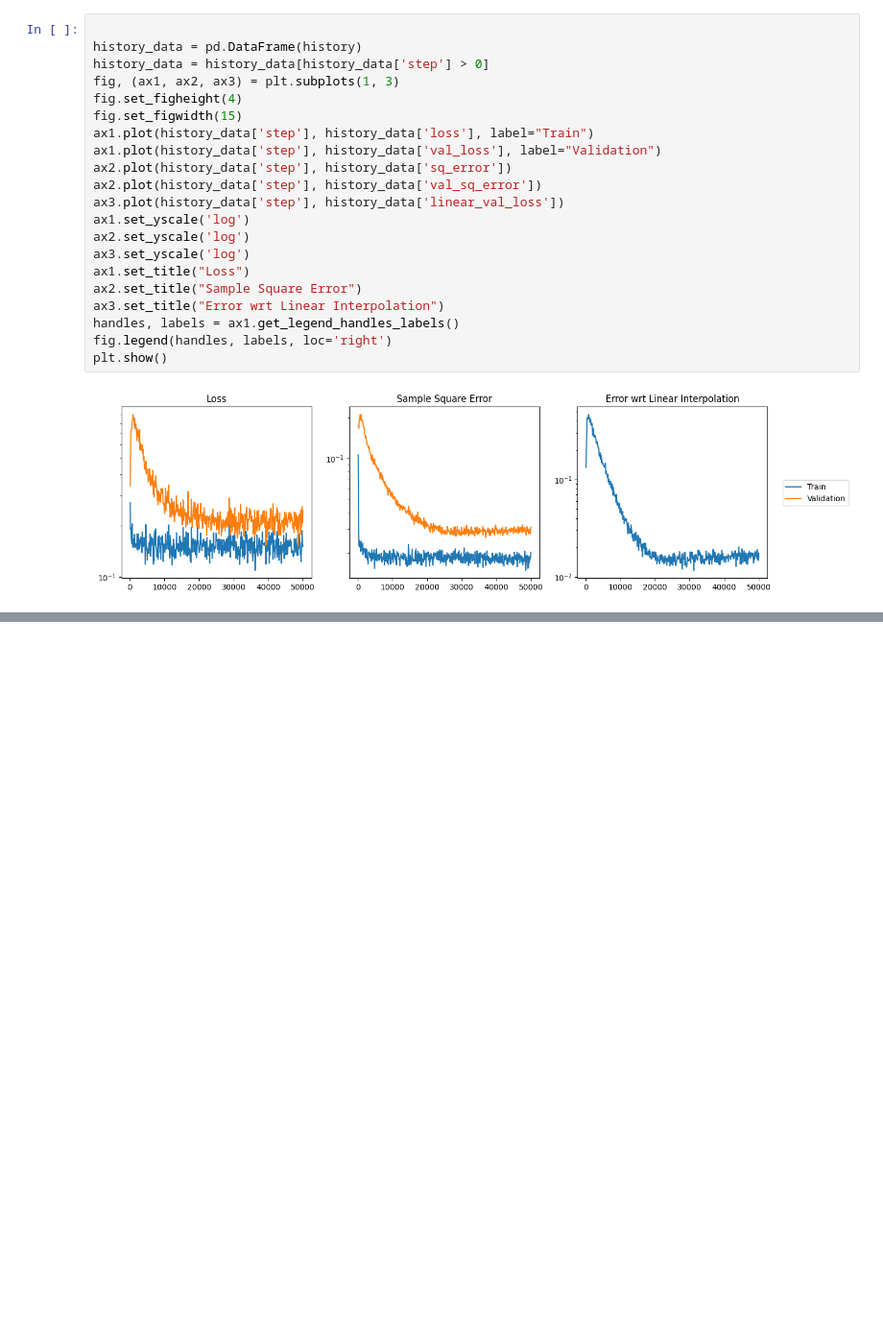
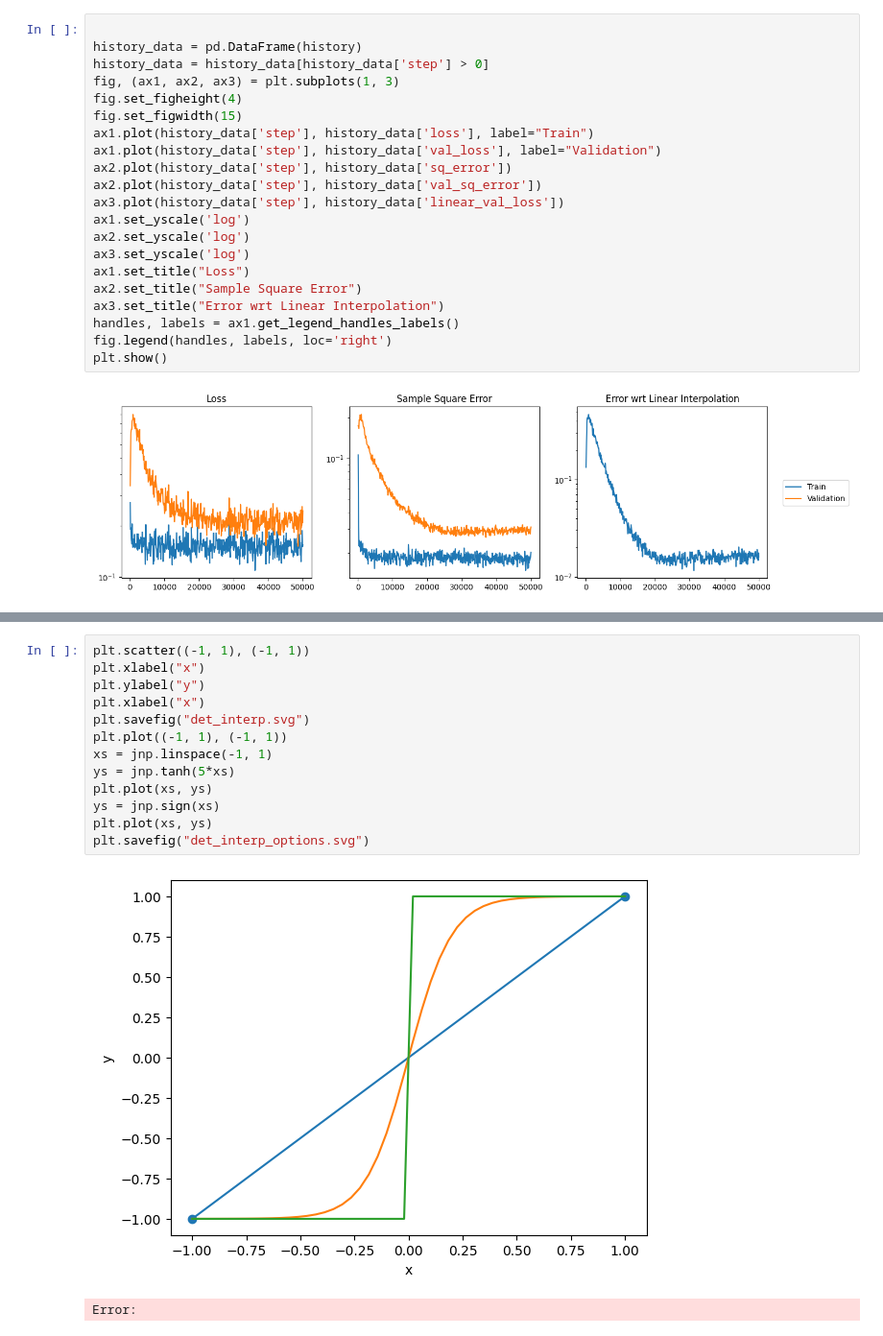
Before and after one commit to foundry-ai/foundry, a Jupyter notebook: projects/cond-diffusion-toy/notebook/test_diffusion.ipynb, the cells around one changed output, grey strips where cells are left out. Shown at 96% size. Cells and saved outputs as stored; diff of their text form; blank space fills up the shorter version.

```diff
--- a/projects/cond-diffusion-toy/notebook/test_diffusion.ipynb
+++ b/projects/cond-diffusion-toy/notebook/test_diffusion.ipynb
@@ -213,0 +229,16 @@ plt.show()
+# %%
+plt.scatter((-1, 1), (-1, 1))
+plt.xlabel("x")
+plt.ylabel("y")
+plt.xlabel("x")
+plt.savefig("det_interp.svg")
+plt.plot((-1, 1), (-1, 1))
+xs = jnp.linspace(-1, 1)
+ys = jnp.tanh(5*xs)
+plt.plot(xs, ys)
+ys = jnp.sign(xs)
+plt.plot(xs, ys)
+plt.savefig("det_interp_options.svg")
+# %% [output]
+[figure, added]
+Error:
```
Also changed, not shown: parts of 1 cell of this notebook, 23 other files.
